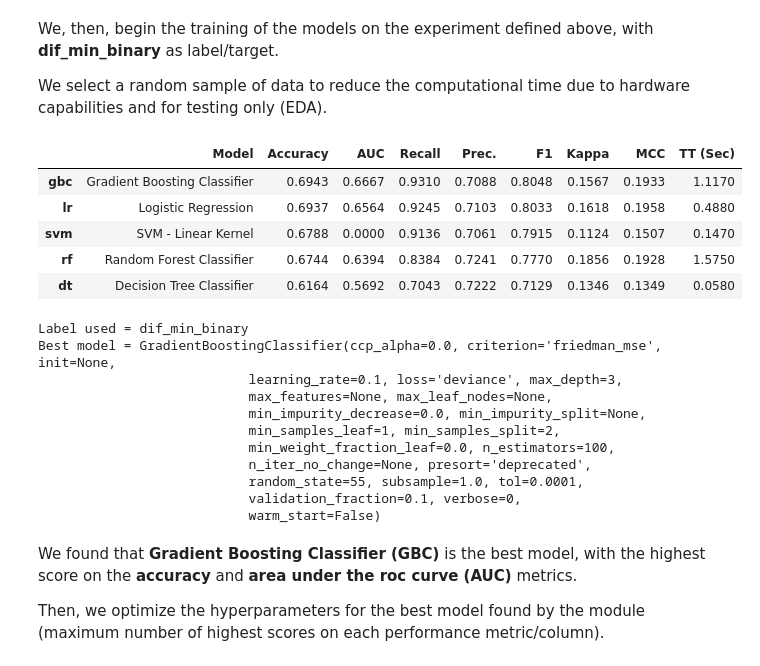
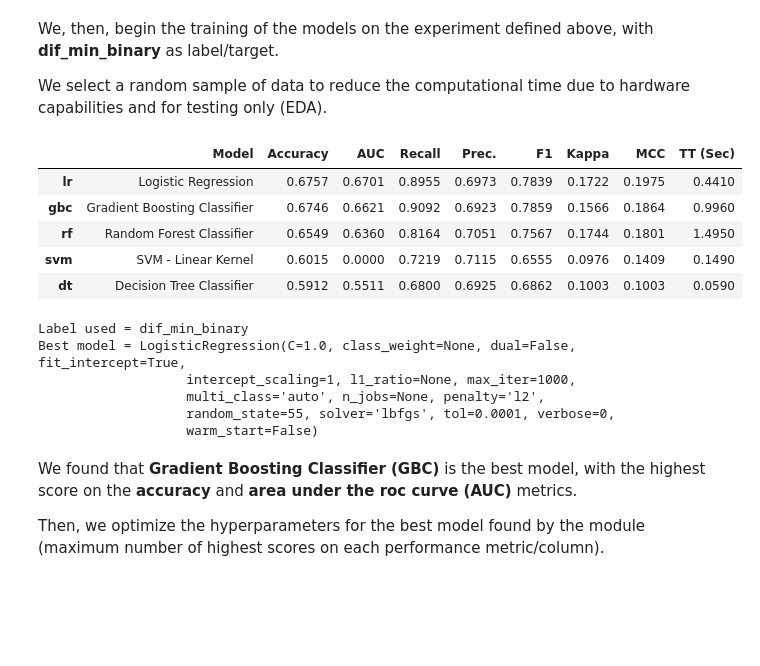
Before and after one commit to XxZeroGravityxX/Flight_delay_study, a Jupyter notebook: solution.ipynb, the cells around one changed output. Drawn from its saved outputs; the diff is of its cells as text; code cells hidden in the pictures; blank space fills up the shorter version.

```diff
--- a/solution.ipynb
+++ b/solution.ipynb
@@ -247,6 +259,11 @@ periodo_dia = [
 ]
 # %%
 ## Add columns
-new_data = new_data.assign(dif_min=dif_min,temporada_alta=temporada_alta,atraso_15=atraso_15,periodo_dia=periodo_dia)
+new_data = new_data.assign(
+    dif_min=dif_min,
+    temporada_alta=temporada_alta,
+    atraso_15=atraso_15,
+    periodo_dia=periodo_dia,
+)
 # %%
 ## Export to file
@@ -475,7 +536,9 @@ We select <b>dif_min</b> as label/target, but with certain considerations:
 <li>We avoid using <b>Vuelo-I</b> and <b>Vuelo-O</b> because we dont have any information at priori, apart from the flight number. If we can relate it with the airplane model, or anything else, it could give us some information, but in this case it just gives more categorical features with no real impact.</li>
 # %%
 # Avoid high correlated features
-data_train = new_data.drop(columns=['dif_min', 'Fecha-O', 'Fecha-I', 'Vlo-O', 'Vlo-I', 'atraso_15'])
+data_train = new_data.drop(
+    columns=["dif_min", "Fecha-O", "Fecha-I", "Vlo-O", "Vlo-I", "atraso_15"]
+)
 print(data_train.columns)
 # %% [output]
 Index(['Ori-I', 'Des-I', 'Emp-I', 'Ori-O', 'Des-O', 'Emp-O', 'DIA', 'MES',
@@ -500,11 +563,11 @@ def make_experiment(label, data, models_included, k_fold=10, exp_name="experimen
     # Initialize experiment
     class_experiment = setup(
         data,
-        target = label,
+        target=label,
         session_id=55,  # Random seed
         log_experiment=False,
         experiment_name=exp_name,
-        use_gpu=True
+        use_gpu=True,
     )
     # Compare models
     best_model = compare_models(include=models_included, fold=k_fold)
@@ -532,34 +595,36 @@ We, then, begin the training of the models on the experiment defined above, with
 
 We select a random sample of data to reduce the computational time due to hardware capabilities and for testing only (EDA).
 # %%
-label = 'dif_min_binary'
+label = "dif_min_binary"
 data = data_train.copy().sample(frac=0.1)
 
 # Find best model
-best_model = make_experiment(label, data, models_included, exp_name='Flight delay experiment')
-
+try:
+    best_model = joblib.load("best_model.pkl")
+except FileNotFoundError:
+    # Compare models and get best one
+    best_model = make_experiment(
+        label, data, models_included, exp_name="Flight delay experiment"
+    )
+    # Save experiment result to file
+    joblib.dump(best_model, "best_model.pkl")
 # Print label used
 print(f"Label used = {label}")
 # Print best model
 print(f"Best model = {best_model}")
 # %% [output]
 |  | Model | Accuracy | AUC | Recall | Prec. | F1 | Kappa | MCC | TT (Sec) |
-| gbc | Gradient Boosting Classifier | 0.6943 | 0.6667 | 0.9310 | 0.7088 | 0.8048 | 0.1567 | 0.1933 | 1.1170 |
-| lr | Logistic Regression | 0.6937 | 0.6564 | 0.9245 | 0.7103 | 0.8033 | 0.1618 | 0.1958 | 0.4880 |
-| svm | SVM - Linear Kernel | 0.6788 | 0.0000 | 0.9136 | 0.7061 | 0.7915 | 0.1124 | 0.1507 | 0.1470 |
-| rf | Random Forest Classifier | 0.6744 | 0.6394 | 0.8384 | 0.7241 | 0.7770 | 0.1856 | 0.1928 | 1.5750 |
-| dt | Decision Tree Classifier | 0.6164 | 0.5692 | 0.7043 | 0.7222 | 0.7129 | 0.1346 | 0.1349 | 0.0580 |
+| lr | Logistic Regression | 0.6757 | 0.6701 | 0.8955 | 0.6973 | 0.7839 | 0.1722 | 0.1975 | 0.4410 |
+| gbc | Gradient Boosting Classifier | 0.6746 | 0.6621 | 0.9092 | 0.6923 | 0.7859 | 0.1566 | 0.1864 | 0.9960 |
+| rf | Random Forest Classifier | 0.6549 | 0.6360 | 0.8164 | 0.7051 | 0.7567 | 0.1744 | 0.1801 | 1.4950 |
+| svm | SVM - Linear Kernel | 0.6015 | 0.0000 | 0.7219 | 0.7115 | 0.6555 | 0.0976 | 0.1409 | 0.1490 |
+| dt | Decision Tree Classifier | 0.5912 | 0.5511 | 0.6800 | 0.6925 | 0.6862 | 0.1003 | 0.1003 | 0.0590 |
 Label used = dif_min_binary
-Best model = GradientBoostingClassifier(ccp_alpha=0.0, criterion='friedman_mse', init=None,
-                           learning_rate=0.1, loss='deviance', max_depth=3,
-                           max_features=None, max_leaf_nodes=None,
-                           min_impurity_decrease=0.0, min_impurity_split=None,
-                           min_samples_leaf=1, min_samples_split=2,
-                           min_weight_fraction_leaf=0.0, n_estimators=100,
-                           n_iter_no_change=None, presort='deprecated',
-                           random_state=55, subsample=1.0, tol=0.0001,
-                           validation_fraction=0.1, verbose=0,
-                           warm_start=False)
+Best model = LogisticRegression(C=1.0, class_weight=None, dual=False, fit_intercept=True,
+                   intercept_scaling=1, l1_ratio=None, max_iter=1000,
+                   multi_class='auto', n_jobs=None, penalty='l2',
+                   random_state=55, solver='lbfgs', tol=0.0001, verbose=0,
+                   warm_start=False)
 # %% [markdown]
 We found that <b>Gradient Boosting Classifier (GBC)</b> is the best model, with the highest score on the <b>accuracy</b> and <b>area under the roc curve (AUC)</b> metrics.
 
```
Also changed, not shown: parts of 14 cells of this notebook, 3 other files.
